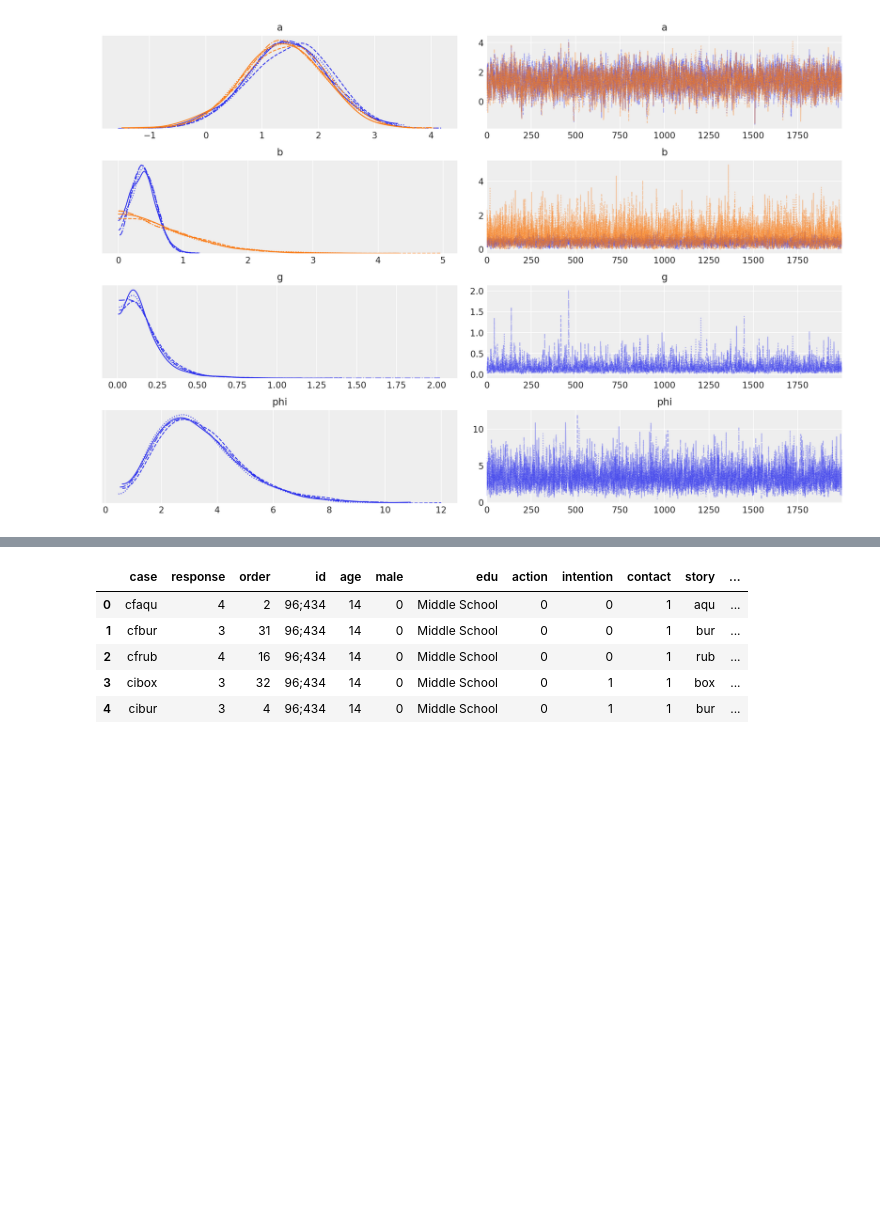
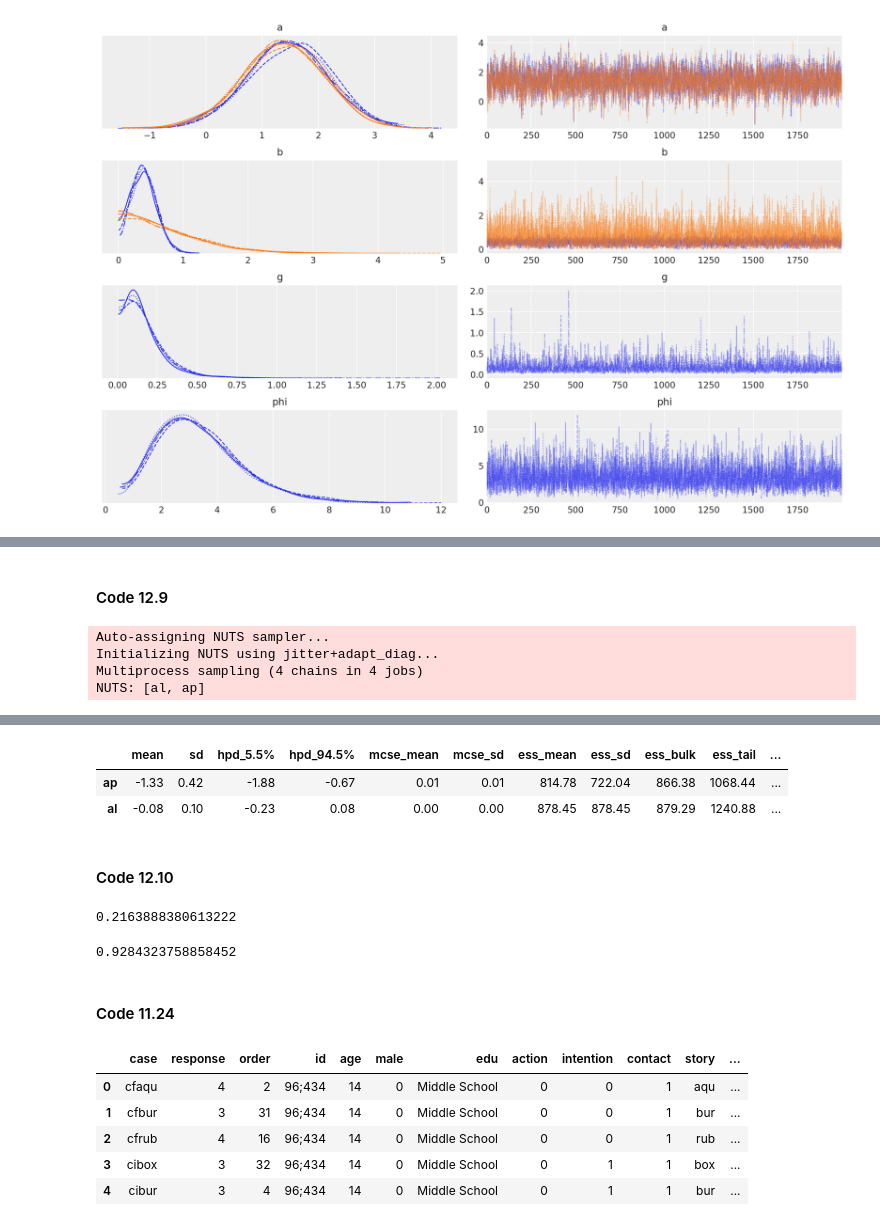
Before and after one commit to pymc-devs/pymc-resources, a Jupyter notebook: Rethinking_2/Chp_12.ipynb, the cells around one changed output, grey strips where cells are left out. Drawn from its saved outputs; the diff is of its cells as text; code cells hidden in the pictures; blank space fills up the shorter version.

```diff
--- a/Rethinking_2/Chp_12.ipynb
+++ b/Rethinking_2/Chp_12.ipynb
@@ -176,0 +212,19 @@ Sampling 4 chains for 3_000 tune and 2_000 draw iterations (12_000 + 8_000 draws
+# %% [markdown]
+#### Code 12.9
+# %%
+with pm.Model() as m12_3:
+    ap = pm.Normal('ap', -1.5, 1.)
+    al = pm.Normal('al', 1., 0.5)
+
+    p = pm.math.invlogit(ap)
+    lambda_ = pm.math.exp(al)
+
+    y_obs = pm.ZeroInflatedPoisson('y_obs', 1. - p, lambda_, observed=y)
+
+    trace_12_3 = pm.sample(tune=2000, random_seed=RANDOM_SEED)
+az.summary(trace_12_3, round_to=2)
+# %% [output]
+Auto-assigning NUTS sampler...
+Initializing NUTS using jitter+adapt_diag...
+Multiprocess sampling (4 chains in 4 jobs)
+NUTS: [al, ap]
@@ -176,0 +234,15 @@ Sampling 4 chains for 3_000 tune and 2_000 draw iterations (12_000 + 8_000 draws
+|  | mean | sd | hpd_5.5% | hpd_94.5% | mcse_mean | mcse_sd | ess_mean | ess_sd | ess_bulk | ess_tail | ... |
+| ap | -1.33 | 0.42 | -1.88 | -0.67 | 0.01 | 0.01 | 814.78 | 722.04 | 866.38 | 1068.44 | ... |
+| al | -0.08 | 0.10 | -0.23 | 0.08 | 0.00 | 0.00 | 878.45 | 878.45 | 879.29 | 1240.88 | ... |
+# %% [markdown]
+#### Code 12.10
+# %%
+logistic(trace_12_3['ap']).mean() # probability drink
+# %% [output]
+0.2163888380613222
+# %%
+np.exp(trace_12_3['al']).mean() # rate finish manuscripts, when not drinking
+# %% [output]
+0.9284323758858452
+# %% [markdown]
+#### Code 11.24
```
Also changed, not shown: parts of 21 cells of this notebook.
